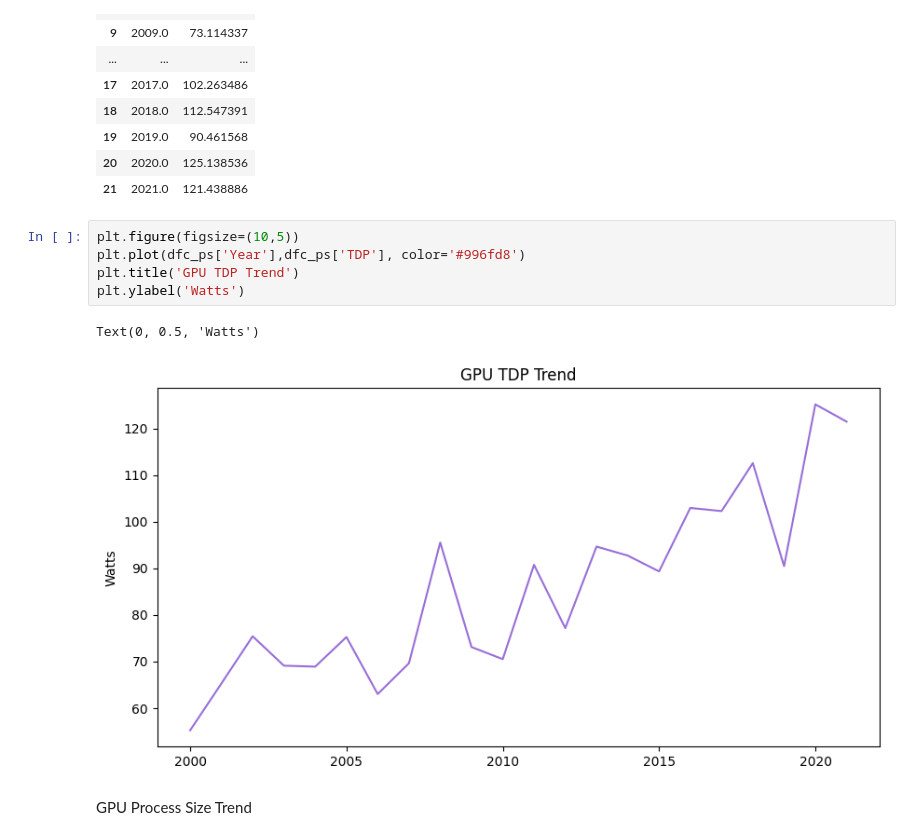
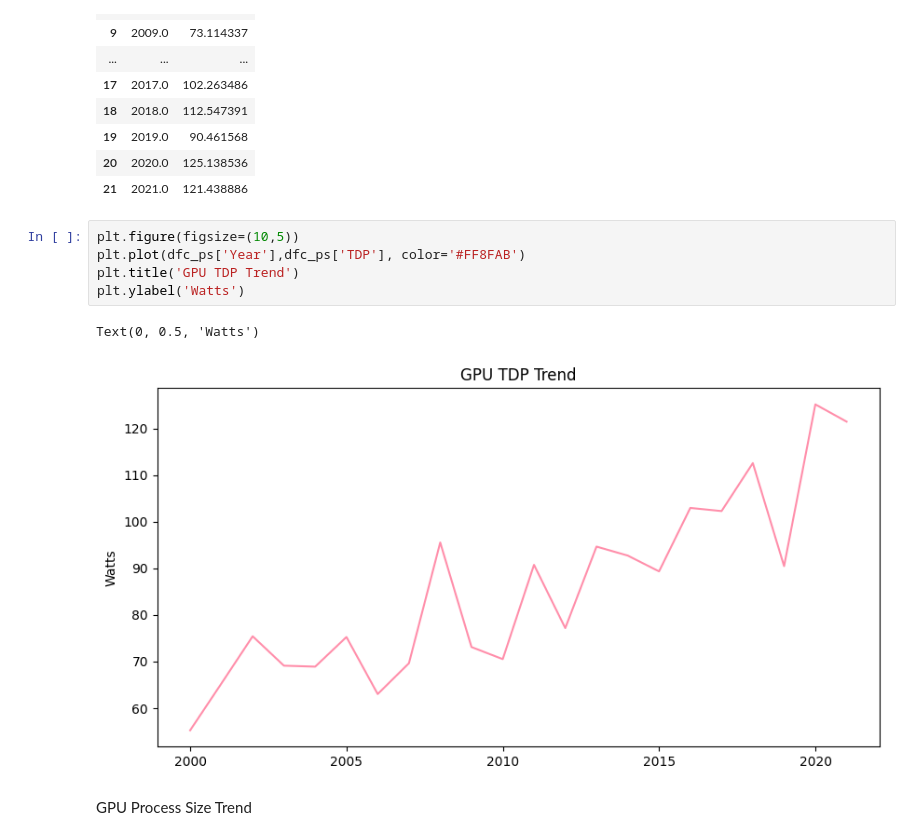
Before and after one commit to WendyInft/MATHEDA-INFANTE, a Jupyter notebook: WK8-Exploratory-Data-Analysis/Exercise/WK8-Exploratory-Data-Analysis.ipynb, the cells around one changed output. Drawn from its saved outputs; the diff is of its cells as text.

```diff
--- a/WK8-Exploratory-Data-Analysis/Exercise/WK8-Exploratory-Data-Analysis.ipynb
+++ b/WK8-Exploratory-Data-Analysis/Exercise/WK8-Exploratory-Data-Analysis.ipynb
@@ -599,12 +599,12 @@ dfc_ps
 | 21 | 2021.0 | 121.438886 |
 # %%
 plt.figure(figsize=(10,5))
-plt.plot(dfc_ps['Year'],dfc_ps['TDP'], color='#996fd8')
+plt.plot(dfc_ps['Year'],dfc_ps['TDP'], color='#FF8FAB')
 plt.title('GPU TDP Trend')
 plt.ylabel('Watts')
 # %% [output]
 Text(0, 0.5, 'Watts')
-[figure, old version]
+[figure, new version]
 # %% [markdown]
 GPU Process Size Trend
 # %%
```
